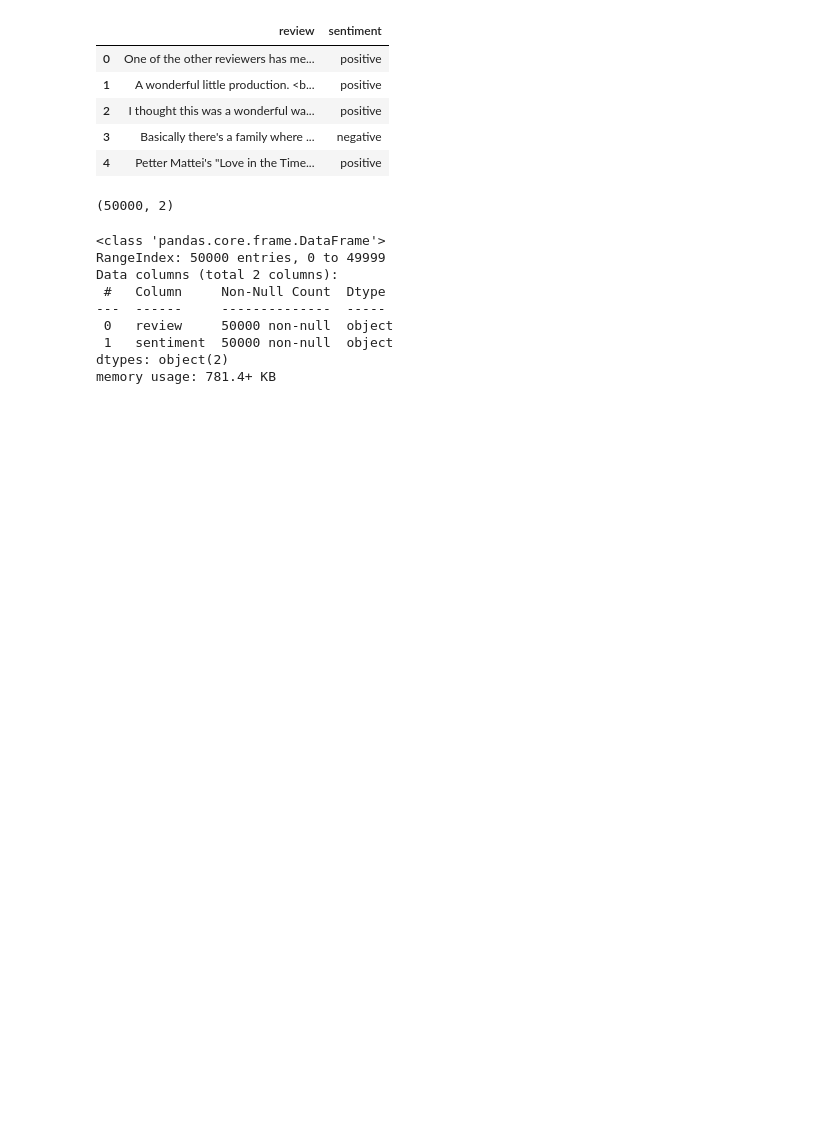
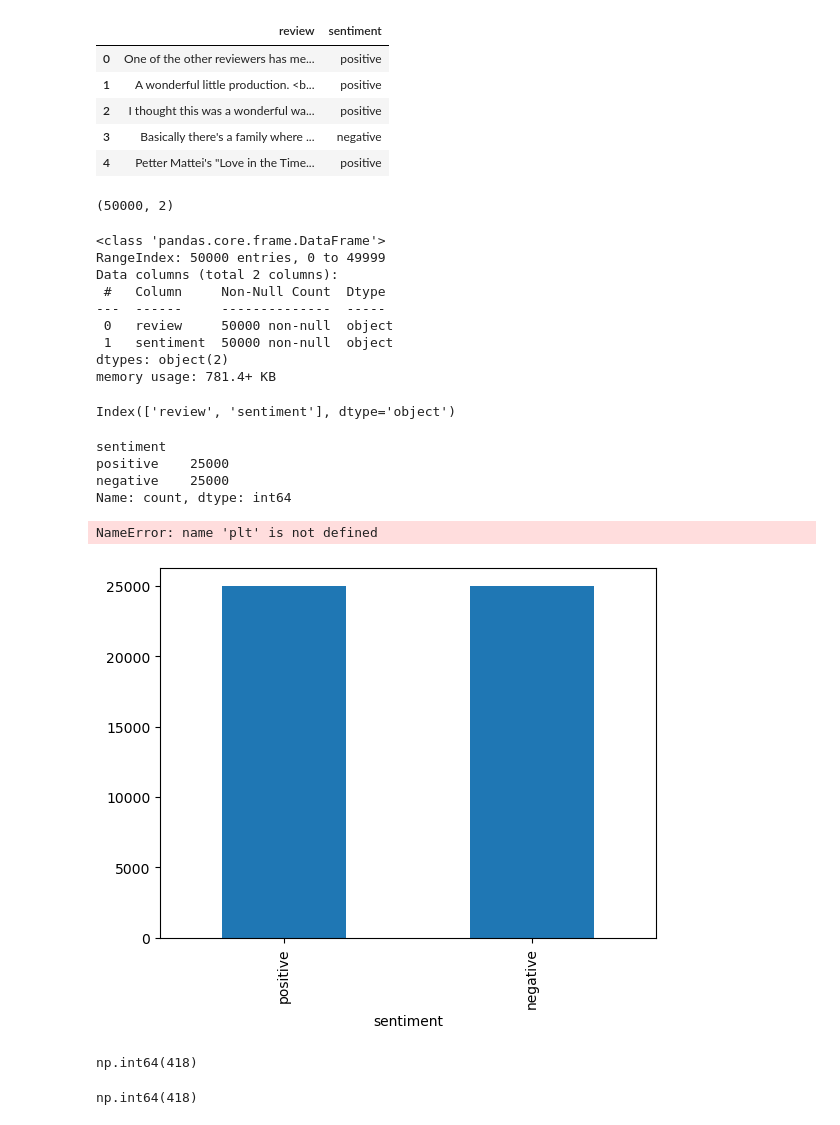
Before and after one commit to Shivam3831143/IMDb-Sentiment-Analysis, a Jupyter notebook: IMDb_Sentiment_Analysis.ipynb, the cells around one changed output. Saved outputs shown, nothing was run; the diff lists cells and outputs as text; code cells hidden in the pictures; blank space fills up the shorter version.

```diff
--- a/IMDb_Sentiment_Analysis.ipynb
+++ b/IMDb_Sentiment_Analysis.ipynb
@@ -2,7 +2,7 @@
 import pandas as pd
 
 
-df = pd.read_csv("IMDB Dataset.csv")
+df = pd.read_csv("dataset/IMDB Dataset.csv")
 
 df.head()
 # %% [output]
@@ -28,3 +28,32 @@ Data columns (total 2 columns):
  1   sentiment  50000 non-null  object
 dtypes: object(2)
 memory usage: 781.4+ KB
+# %%
+df.columns
+# %% [output]
+Index(['review', 'sentiment'], dtype='object')
+# %%
+df["sentiment"].value_counts()
+# %% [output]
+sentiment
+positive    25000
+negative    25000
+Name: count, dtype: int64
+# %%
+df["sentiment"].value_counts().plot(kind="bar")
+
+plt.title("Distribution of Sentiments")
+plt.xlabel("Sentiment")
+plt.ylabel("Number of Reviews")
+plt.show()
+# %% [output]
+NameError: name 'plt' is not defined
+[figure, added]
+# %%
+df.duplicated().sum()
+# %% [output]
+np.int64(418)
+# %%
+df["review"].duplicated().sum()
+# %% [output]
+np.int64(418)
```
Also changed, not shown: parts of 14 cells of this notebook, 1 other file.
